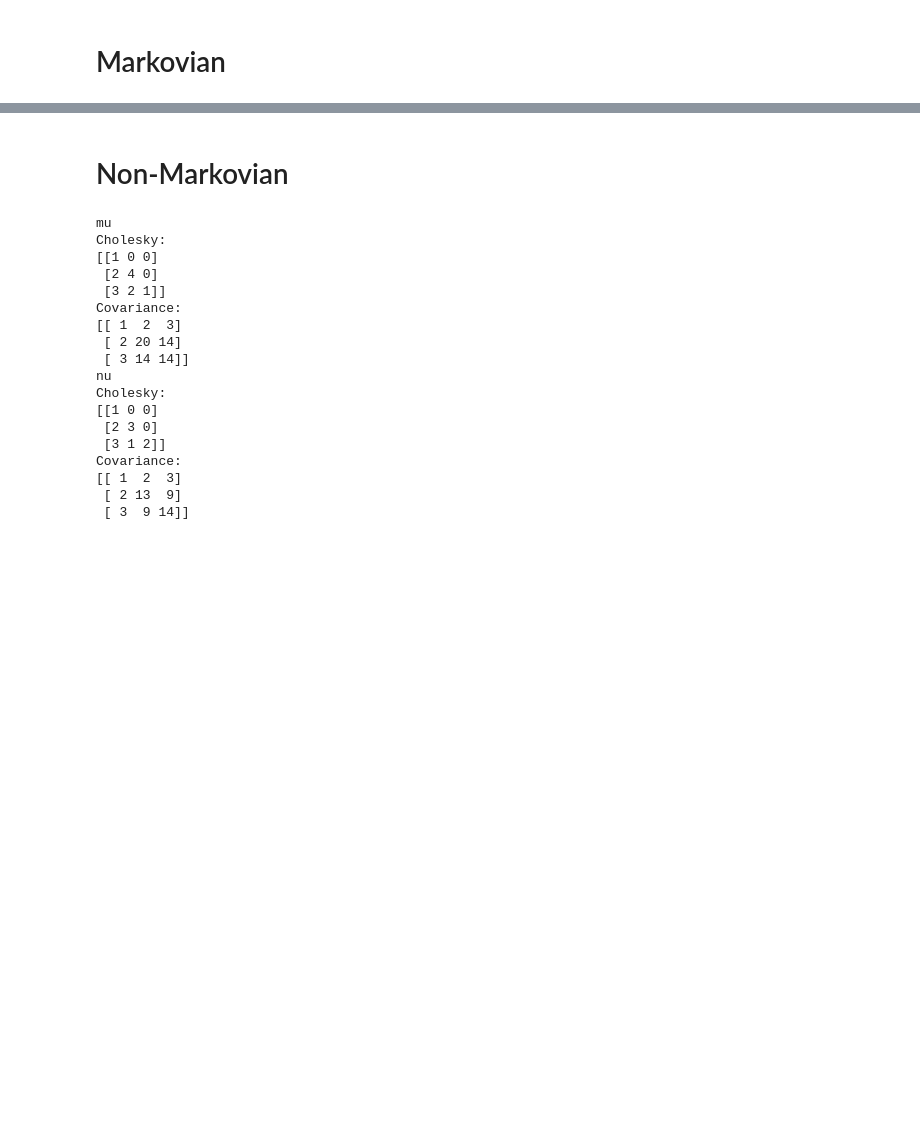
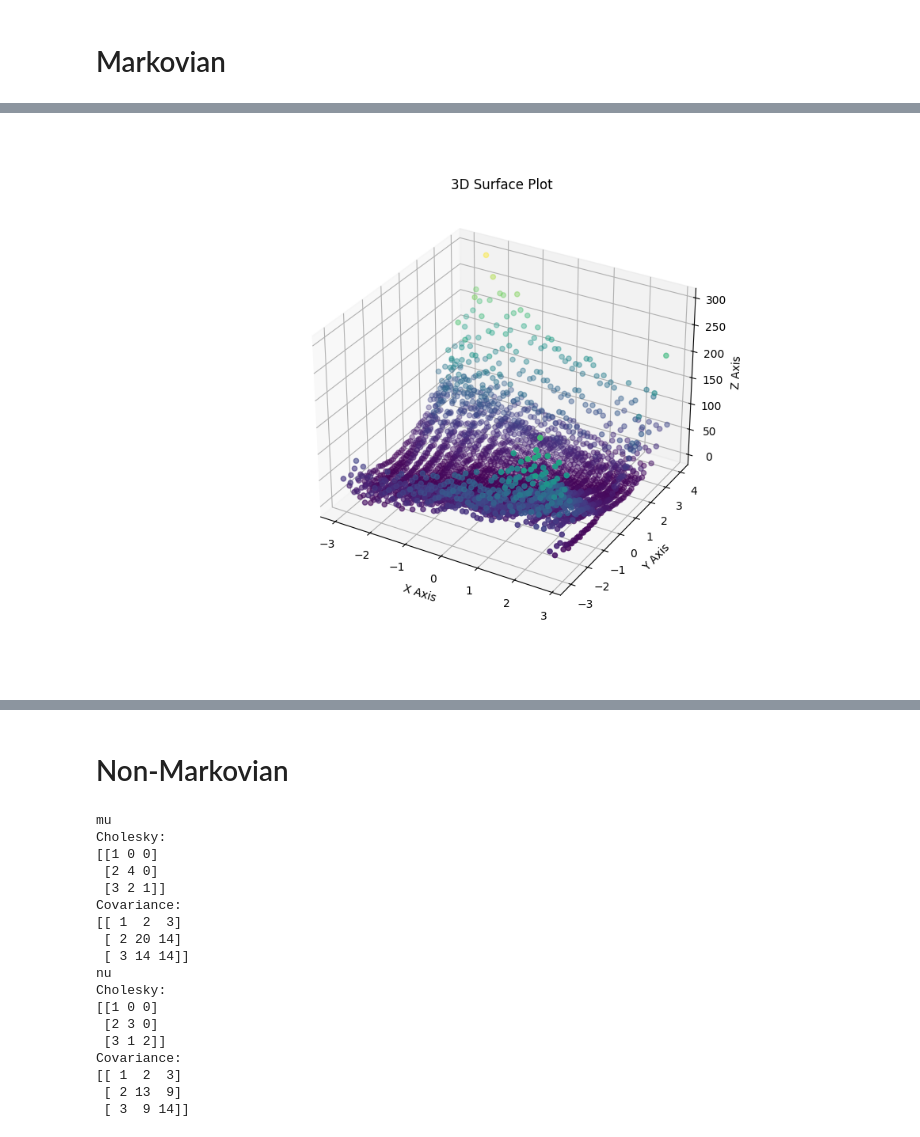
Before and after one commit to rubenbonto/AWD_numerics, a Jupyter notebook: compare_gaussian.ipynb, the cells around one changed output, grey strips where cells are left out. Drawn from its saved outputs; the diff is of its cells as text; code cells hidden in the pictures; blank space fills up the shorter version.

```diff
--- a/compare_gaussian.ipynb
+++ b/compare_gaussian.ipynb
@@ -88,0 +101,4 @@ Numerical AW_2^2:  4.985159159665507
+# %%
+plot_V(q2v, q2v_x, q2v_y, V, 1, markovian=False)
+# %% [output]
+[figure, added]
```
Also changed, not shown: parts of 8 cells of this notebook, 5 other files.
